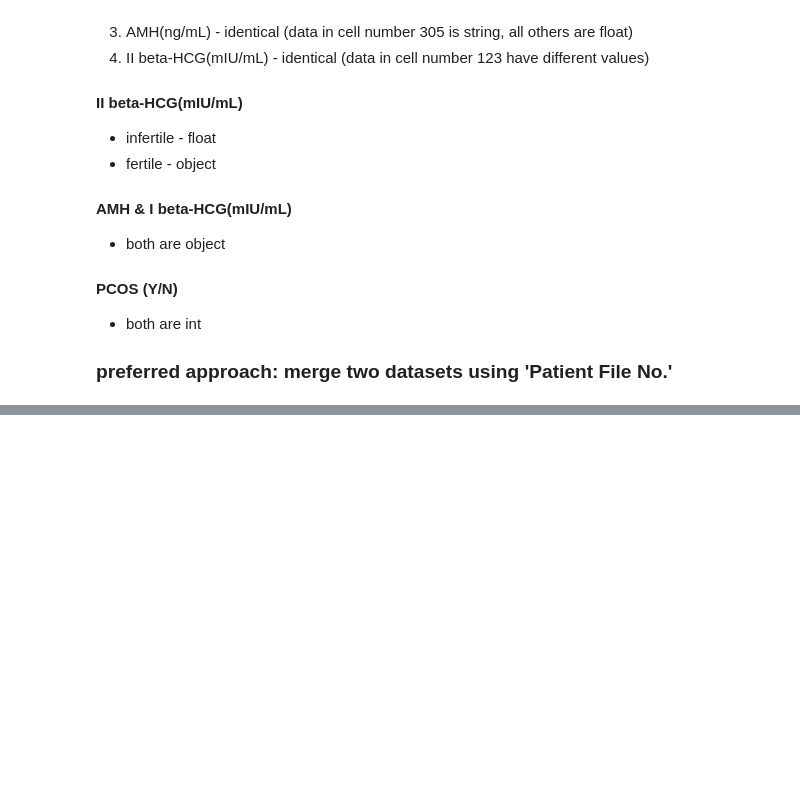
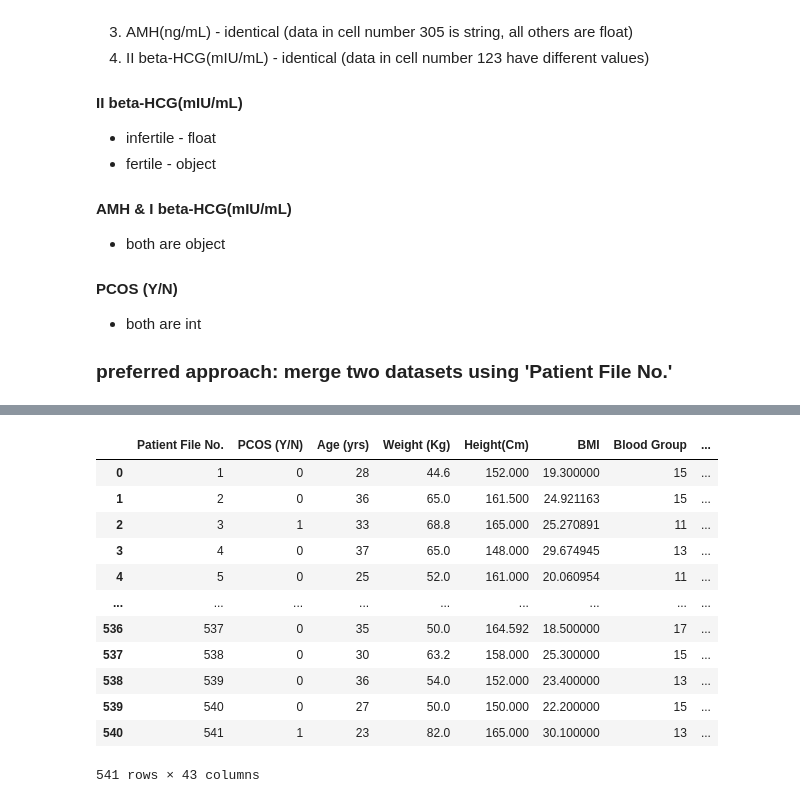
Before and after one commit to Parmida79/hera-care, a Jupyter notebook: notebooks/001.ipynb, the cells around one changed output, grey strips where cells are left out. Drawn from its saved outputs; the diff is of its cells as text; code cells hidden in the pictures; blank space fills up the shorter version.

```diff
--- a/notebooks/001.ipynb
+++ b/notebooks/001.ipynb
@@ -323,0 +279,8 @@ array(['2.07', '1.53', '6.63', '1.22', '2.26', '6.74', '3.05', '1.54',
+# %%
+# Rename columns in infertile_df
+infertile_df.rename(columns={
+    'II    beta-HCG(mIU/mL)': 'Beta_HCG_II(mIU/mL)',
+    '  I   beta-HCG(mIU/mL)': 'Beta_HCG_I(mIU/mL)',
+}, inplace=True)
+
+infertile_df.columns
@@ -323,0 +334,16 @@ array(['2.07', '1.53', '6.63', '1.22', '2.26', '6.74', '3.05', '1.54',
+# %%
+pcos_df
+# %% [output]
+|  | Patient File No. | PCOS (Y/N) | Age (yrs) | Weight (Kg) | Height(Cm) | BMI | Blood Group | ... |
+| 0 | 1 | 0 | 28 | 44.6 | 152.000 | 19.300000 | 15 | ... |
+| 1 | 2 | 0 | 36 | 65.0 | 161.500 | 24.921163 | 15 | ... |
+| 2 | 3 | 1 | 33 | 68.8 | 165.000 | 25.270891 | 11 | ... |
+| 3 | 4 | 0 | 37 | 65.0 | 148.000 | 29.674945 | 13 | ... |
+| 4 | 5 | 0 | 25 | 52.0 | 161.000 | 20.060954 | 11 | ... |
+| ... | ... | ... | ... | ... | ... | ... | ... | ... |
+| 536 | 537 | 0 | 35 | 50.0 | 164.592 | 18.500000 | 17 | ... |
+| 537 | 538 | 0 | 30 | 63.2 | 158.000 | 25.300000 | 15 | ... |
+| 538 | 539 | 0 | 36 | 54.0 | 152.000 | 23.400000 | 13 | ... |
+| 539 | 540 | 0 | 27 | 50.0 | 150.000 | 22.200000 | 15 | ... |
+| 540 | 541 | 1 | 23 | 82.0 | 165.000 | 30.100000 | 13 | ... |
+541 rows × 43 columns
```
Also changed, not shown: parts of 30 cells of this notebook.
